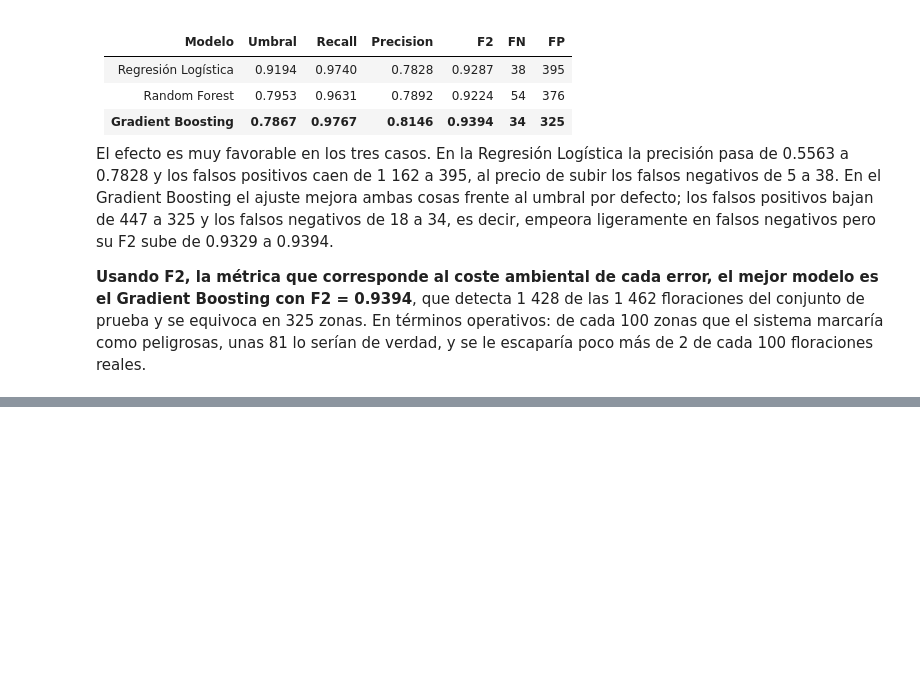
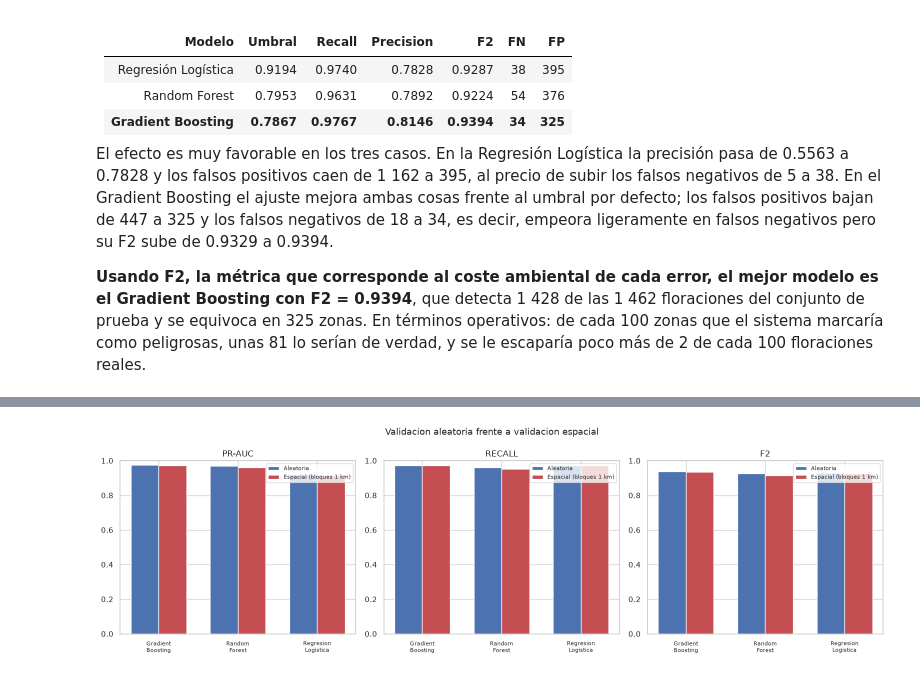
Before and after one commit to Tunchxz/CC3084-Laboratorio-4, a Jupyter notebook: notebooks/04_modelos_cianobacteria.ipynb, the cells around one changed output, grey strips where cells are left out. Saved outputs shown, nothing was run; the diff lists cells and outputs as text; code cells hidden in the pictures; blank space fills up the shorter version.

```diff
--- a/notebooks/04_modelos_cianobacteria.ipynb
+++ b/notebooks/04_modelos_cianobacteria.ipynb
@@ -393,0 +530,16 @@ El efecto es muy favorable en los tres casos. En la Regresión Logística la pre
+# %%
+tabla = validacion.reset_index().pivot(index="modelo", columns="validacion",
+                                        values=["pr_auc", "recall", "f2"])
+comparativa = pd.DataFrame({
+    "pr_auc_aleatoria": tabla[("pr_auc", "Aleatoria (5 pliegues)")],
+    "pr_auc_espacial": tabla[("pr_auc", "Espacial por bloques de 1 km")],
+    "recall_aleatoria": tabla[("recall", "Aleatoria (5 pliegues)")],
+    "recall_espacial": tabla[("recall", "Espacial por bloques de 1 km")],
+    "f2_aleatoria": tabla[("f2", "Aleatoria (5 pliegues)")],
+    "f2_espacial": tabla[("f2", "Espacial por bloques de 1 km")],
+})
+comparativa["caida_pr_auc"] = comparativa["pr_auc_espacial"] - comparativa["pr_auc_aleatoria"]
+comparativa["caida_pr_auc_pct"] = (
+    comparativa["caida_pr_auc"] / comparativa["pr_auc_aleatoria"] * 100
+)
+comparativa.round(4)
@@ -393,0 +552,19 @@ El efecto es muy favorable en los tres casos. En la Regresión Logística la pre
+# %%
+fig, ejes = plt.subplots(1, 3, figsize=(16, 4.8))
+for eje, metrica in zip(ejes, ["pr_auc", "recall", "f2"]):
+    ancho = 0.35
+    pos = np.arange(len(comparativa))
+    eje.bar(pos - ancho / 2, comparativa[f"{metrica}_aleatoria"], ancho,
+            label="Aleatoria", color="#4c72b0")
+    eje.bar(pos + ancho / 2, comparativa[f"{metrica}_espacial"], ancho,
+            label="Espacial (bloques 1 km)", color="#c44e52")
+    eje.set_xticks(pos)
+    eje.set_xticklabels([n.replace(" ", "\n") for n in comparativa.index], fontsize=8)
+    eje.set_title(metrica.upper().replace("_", "-"))
+    eje.set_ylim(0, 1)
+    eje.legend(fontsize=8)
+fig.suptitle("Validacion aleatoria frente a validacion espacial", fontsize=13)
+fig.tight_layout()
+plt.show()
+# %% [output]
+[figure, added]
```
Also changed, not shown: parts of 15 cells of this notebook.
